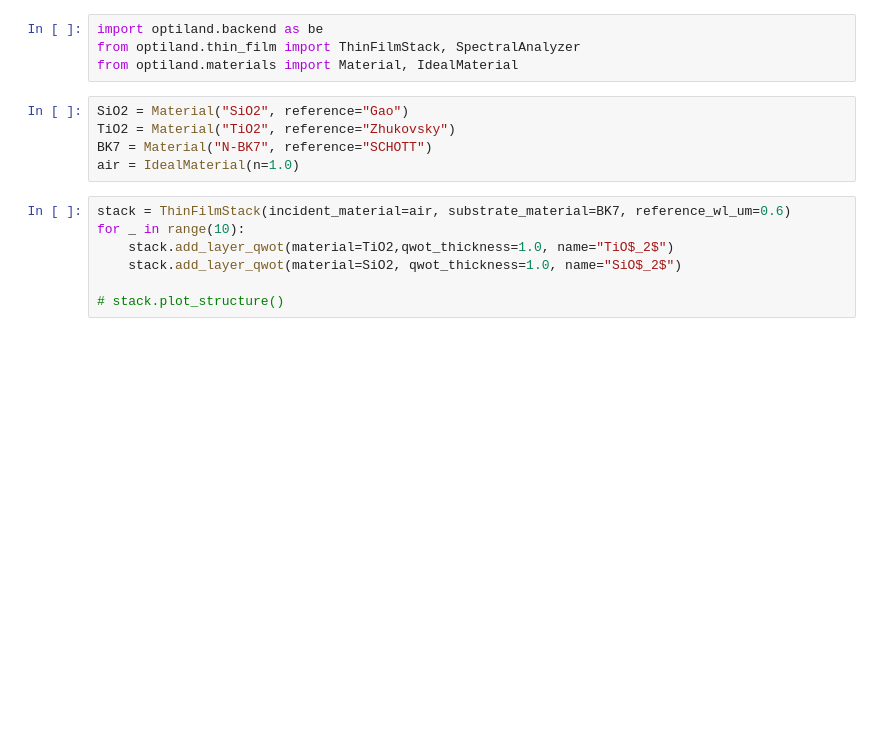
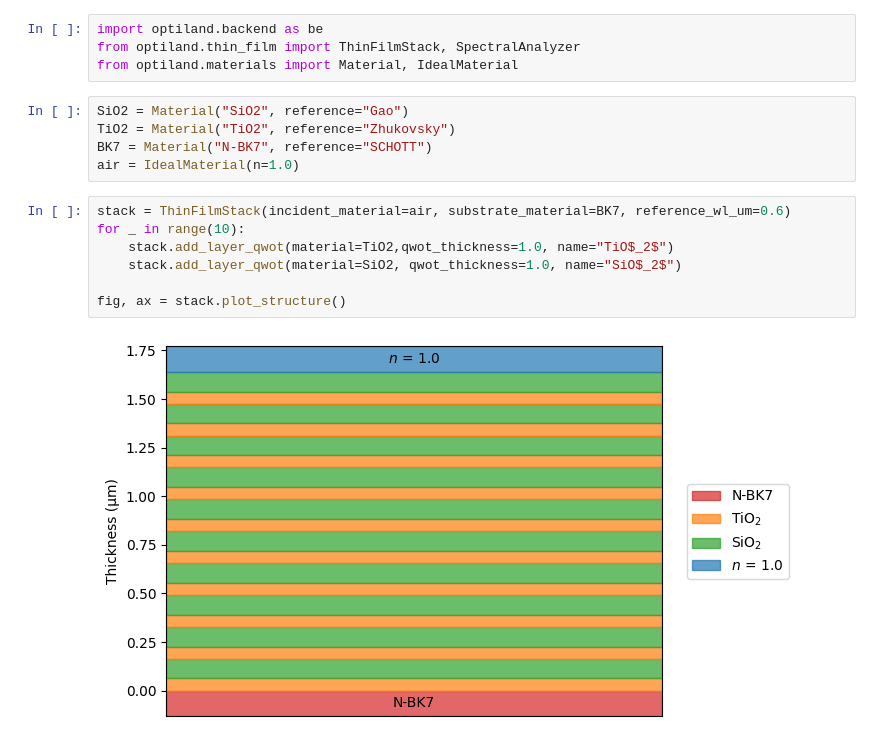
Before and after one commit to lordpositron/optiland, a Jupyter notebook: docs/gallery/thin_film/stack.ipynb, the cells around one changed output. Saved outputs shown, nothing was run; the diff lists cells and outputs as text; blank space fills up the shorter version.

```diff
--- a/docs/gallery/thin_film/stack.ipynb
+++ b/docs/gallery/thin_film/stack.ipynb
@@ -72,7 +13,9 @@ air = IdealMaterial(n=1.0)
 # %%
 stack = ThinFilmStack(incident_material=air, substrate_material=BK7, reference_wl_um=0.6)
 for _ in range(10):
     stack.add_layer_qwot(material=TiO2,qwot_thickness=1.0, name="TiO$_2$")
     stack.add_layer_qwot(material=SiO2, qwot_thickness=1.0, name="SiO$_2$")
 
-# stack.plot_structure()
+fig, ax = stack.plot_structure()
+# %% [output]
+[figure, added]
```
Also changed, not shown: parts of 30 cells of this notebook, 2 other files.
